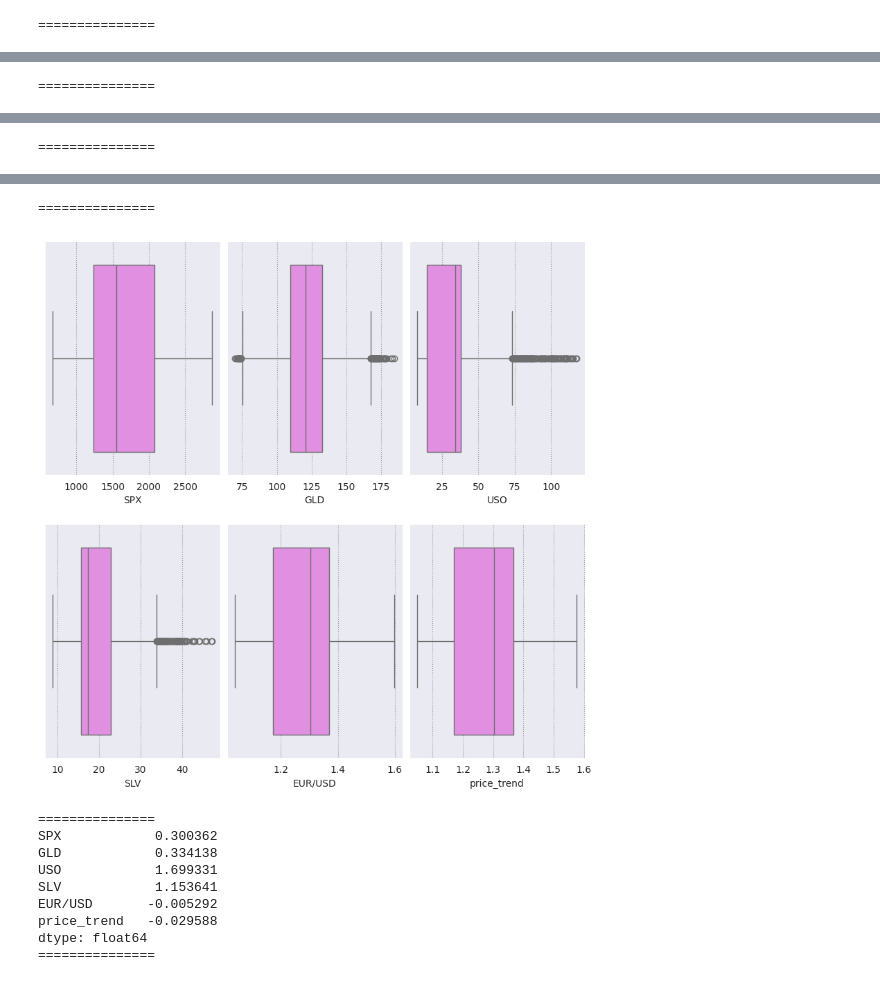
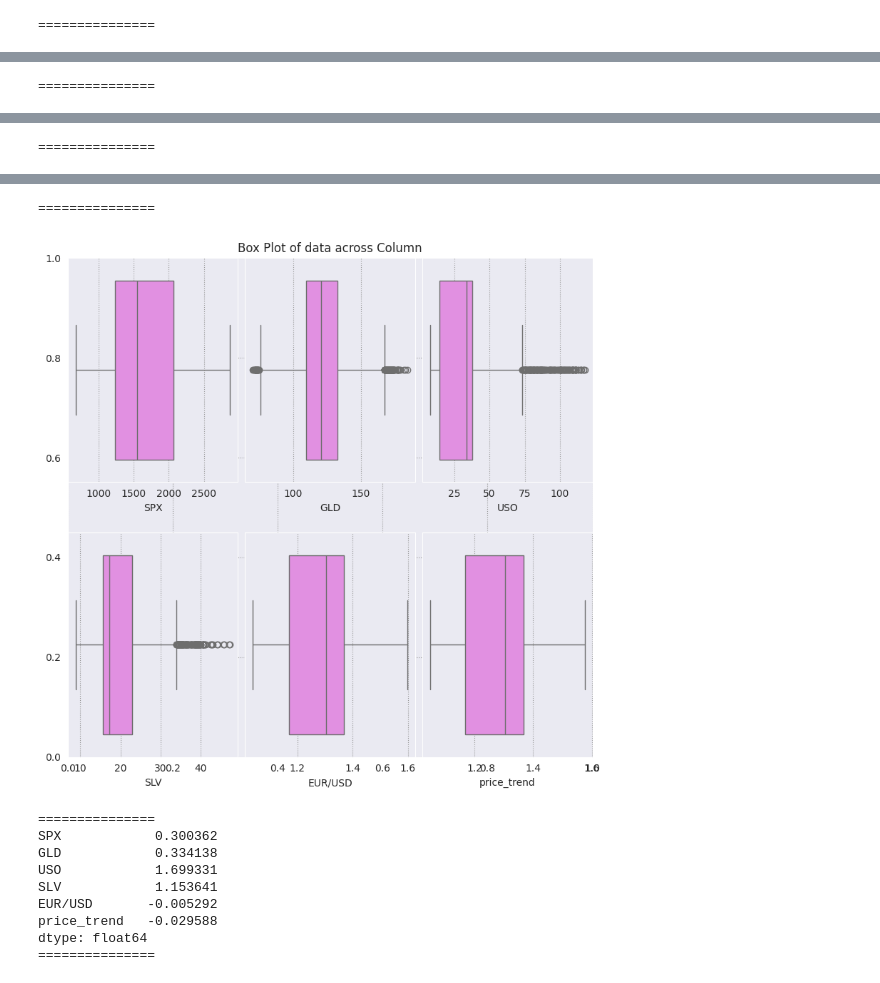
Before and after one commit to sangitaGIT011/Myproj, a Jupyter notebook: Gold_Price_Prediction_using_Machine_Learning.ipynb, the cells around one changed output, grey strips where cells are left out. Drawn from its saved outputs; the diff is of its cells as text; code cells hidden in the pictures.

```diff
--- a/Gold_Price_Prediction_using_Machine_Learning.ipynb
+++ b/Gold_Price_Prediction_using_Machine_Learning.ipynb
@@ -191,49 +210,50 @@ dataset["price_trend"].loc[20:].plot()
 plt.title("Trend in price of gold through date")
 
 # set x_label of the plot
-plt.xlabel("date")
-plt.ylabel("price")
+plt.xlabel("Date")
+plt.ylabel("Price")
 plt.show()
 print('===============')
 
 fig = plt.figure(figsize=(8, 8))
 
 # suptitle of the graph
-fig.suptitle('Distribution of data across column')
+fig.suptitle('Distribution of data across Column')
 temp = dataset.drop("Date", axis=1).columns.tolist()
 for i, item in enumerate(temp):
     plt.subplot(2, 3, i+1)
     sns.histplot(data=dataset, x=item, kde=True)
 plt.tight_layout(pad=0.4, w_pad=0.5, h_pad=2.0)
 plt.show()
 print('===============')
 
 
 fig = plt.figure(figsize=(8, 8))
+plt.title("Box Plot of data across Column")
 temp = dataset.drop("Date", axis=1).columns.tolist()
 for i, item in enumerate(temp):
     plt.subplot(2, 3, i+1)
     sns.boxplot(data=dataset, x=item, color='violet')
 plt.tight_layout(pad=0.4, w_pad=0.5, h_pad=2.0)
 plt.show()
 
 print('===============')
 # skewness along the index axis
 
 print(dataset.drop("Date", axis=1).skew(axis=0, skipna=True))
 
 print('===============')
 features = dataset.drop("Date", axis=1).columns
 # %% [output]
 [figure]
 ===============
 [figure]
 ===============
 [figure]
 ===============
 [figure]
 ===============
-[figure, old version]
+[figure, new version]
 ===============
 SPX            0.300362
 GLD            0.334138
```
Also changed, not shown: parts of 1 cell of this notebook.
